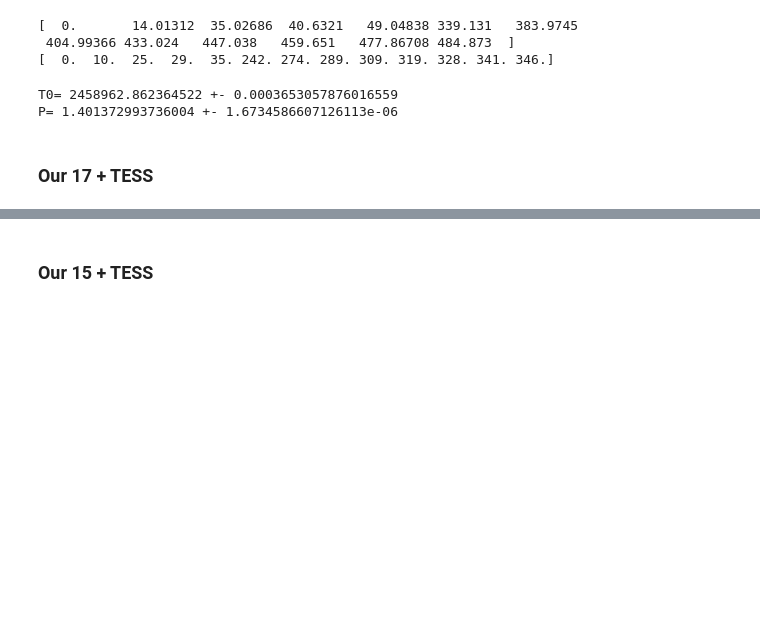
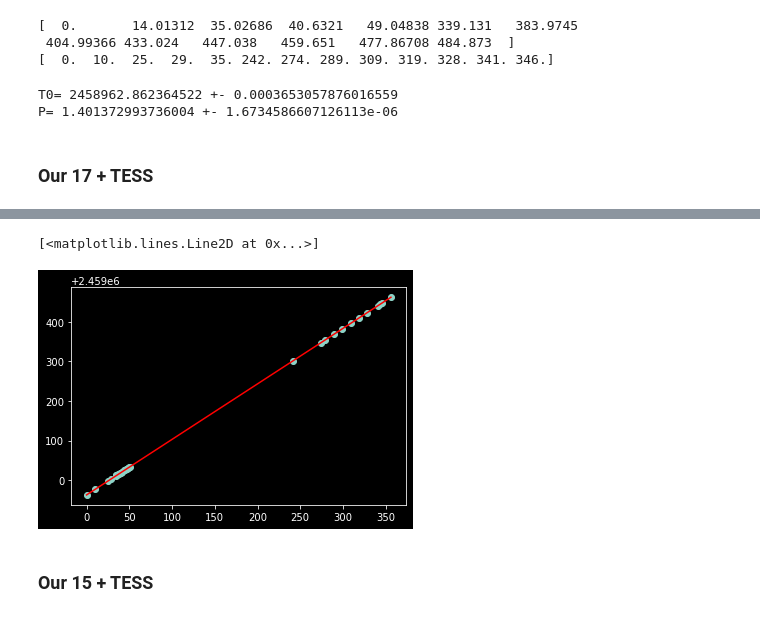
Before and after one commit to Jtearwicker/WASP-135b, a Jupyter notebook: WASP-135b EXOTIC Analysis.ipynb, the cells around one changed output, grey strips where cells are left out. Saved outputs shown, nothing was run; the diff lists cells and outputs as text; code cells hidden in the pictures; blank space fills up the shorter version.

```diff
--- a/WASP-135b EXOTIC Analysis.ipynb
+++ b/WASP-135b EXOTIC Analysis.ipynb
@@ -530,7 +544,7 @@ Tc_17_comb_error = np.concatenate((Tc_17_error, Tc_error_TESS))
 Tc_17_norm_comb = Tc_17_comb - Tc_17_comb[0]
 #print(Tc_17_norm_comb)
 P = 1.4013788  #orbital period for WASP-135
-orbit_17_comb = np.rint(Tc_17_comb /P) #number of orbits since first observation (rounded to nearest int)
+orbit_17_comb = np.rint(Tc_17_norm_comb /P) #number of orbits since first observation (rounded to nearest int)
 #print(Tc_comb)
 # %%
 A_17_comb = np.vstack([np.ones(len(Tc_17_comb)), orbit_17_comb]).T
@@ -549,3 +563,9 @@ P= 1.401374712072311 +- 1.559255787523751e-06
+# %%
+plt.scatter(orbit_17_comb,Tc_17_comb)
+plt.plot(X_comb, P_17_comb*X_comb + T0_17_comb, c='r')
+# %% [output]
+[<matplotlib.lines.Line2D at 0x...>]
+[figure, added]
 # %% [markdown]
 ### Our 15 + TESS
 # %%
```
Also changed, not shown: parts of 12 cells of this notebook.
